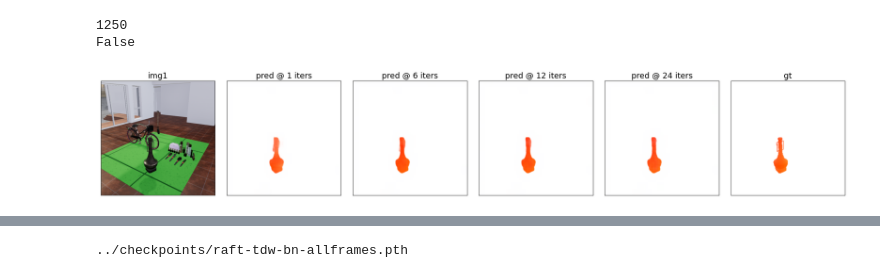
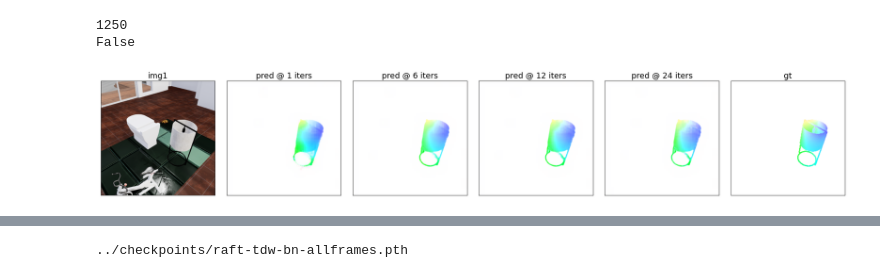
Before and after one commit to neuroailab/RAFT, a Jupyter notebook: notebooks/TDW_dataloading_020522.ipynb, the cells around one changed output, grey strips where cells are left out. Drawn from its saved outputs; the diff is of its cells as text; code cells hidden in the pictures.

```diff
--- a/notebooks/TDW_dataloading_020522.ipynb
+++ b/notebooks/TDW_dataloading_020522.ipynb
@@ -140,7 +141,9 @@ def viz_raft_prediction(model, dataset, ex=0, iters=[1,12,24], thingness=False,
         ax.set_yticks([])
     plt.tight_layout()
     plt.show()
+
+    return preds
 # %%
-viz_raft_prediction(net, tdw_dataset, ex=99, iters=[1,6,12,24], thingness=False, thresh=0.1)
+preds = viz_raft_prediction(net, tdw_dataset, ex=41, iters=[1,6,12,24], thingness=False, thresh=0.1)
 # %% [output]
-[figure, old version]
+[figure, new version]
```
Also changed, not shown: parts of 18 cells of this notebook, 5 other files.
